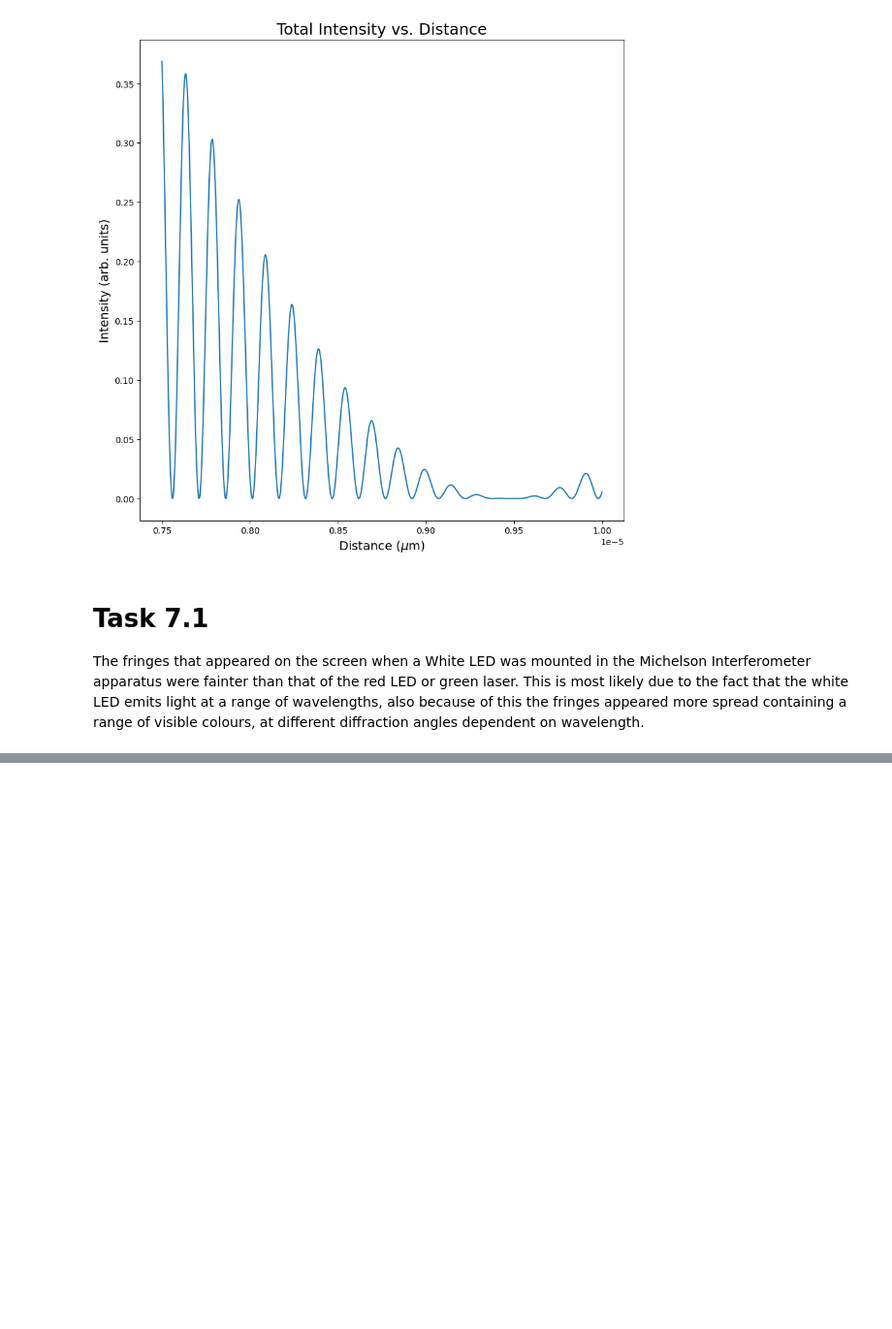
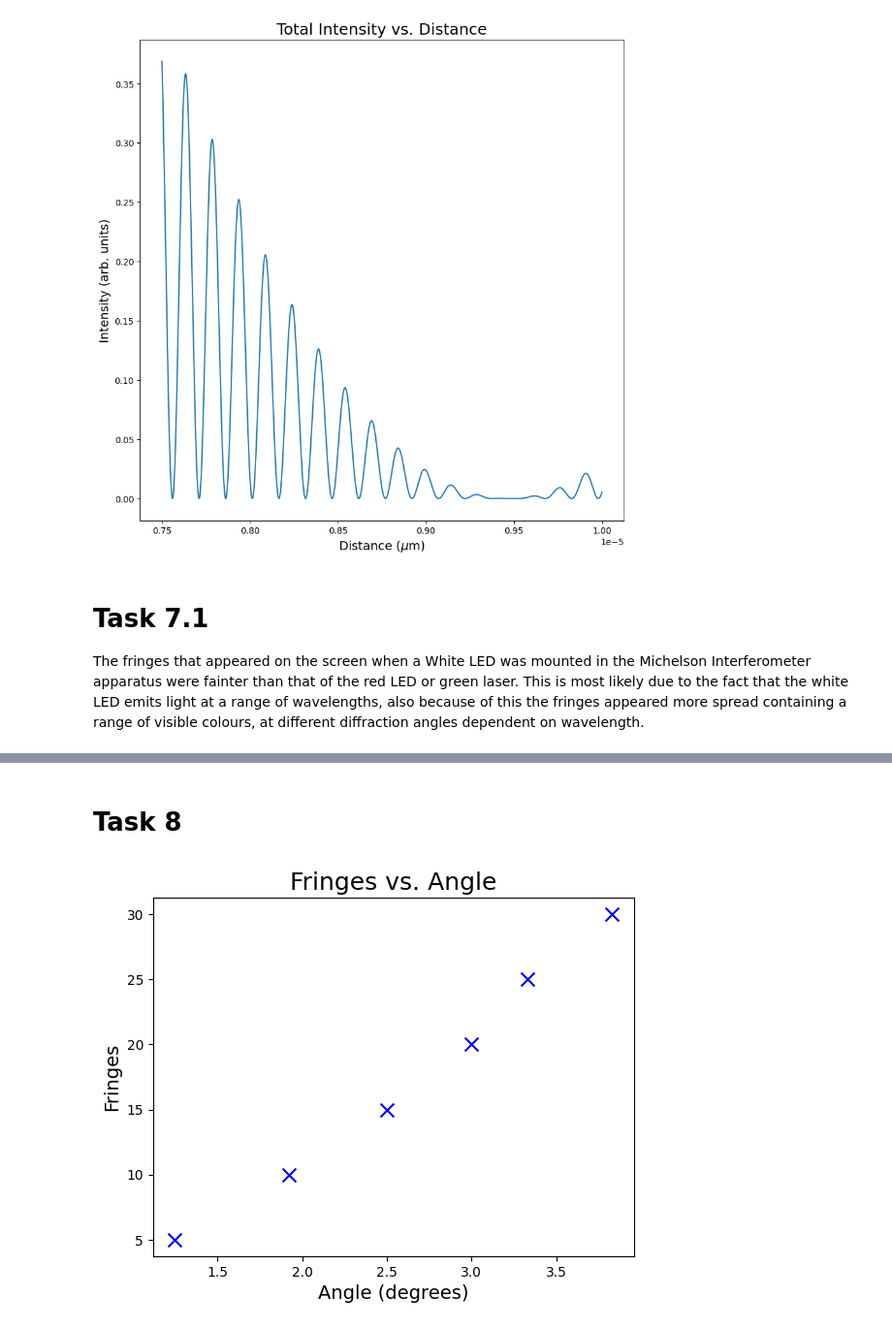
Before and after one commit to lewismcnish/Physics, a Jupyter notebook: Labs/Michelsons_Interferometer/Interferometry.ipynb, the cells around one changed output, grey strips where cells are left out. Shown at 97% size. Saved outputs shown, nothing was run; the diff lists cells and outputs as text; code cells hidden in the pictures; blank space fills up the shorter version.

Commit message:
started task 8

```diff
--- a/Labs/Michelsons_Interferometer/Interferometry.ipynb
+++ b/Labs/Michelsons_Interferometer/Interferometry.ipynb
@@ -264,0 +296,17 @@ The fringes that appeared on the screen when a White LED was mounted in the Mich
+# %% [markdown]
+# Task 8
+# %%
+angle = [1.25, 1.92,2.5,3,3.33,3.83]
+fringes = [5,10,15,20,25,30]
+
+def refIndex(theta , lamb, t , N):
+    2
+
+plt.figure()
+plt.scatter(angle, fringes, s=100,  marker='x', color='blue')
+plt.title('Fringes vs. Angle', fontsize=title_size)
+plt.xlabel(r'Angle (degrees)', fontsize=axis_size)
+plt.ylabel('Fringes', fontsize=axis_size)
+plt.show()
+# %% [output]
+[figure, added]
```
Also changed, not shown: parts of 1 cell of this notebook.
